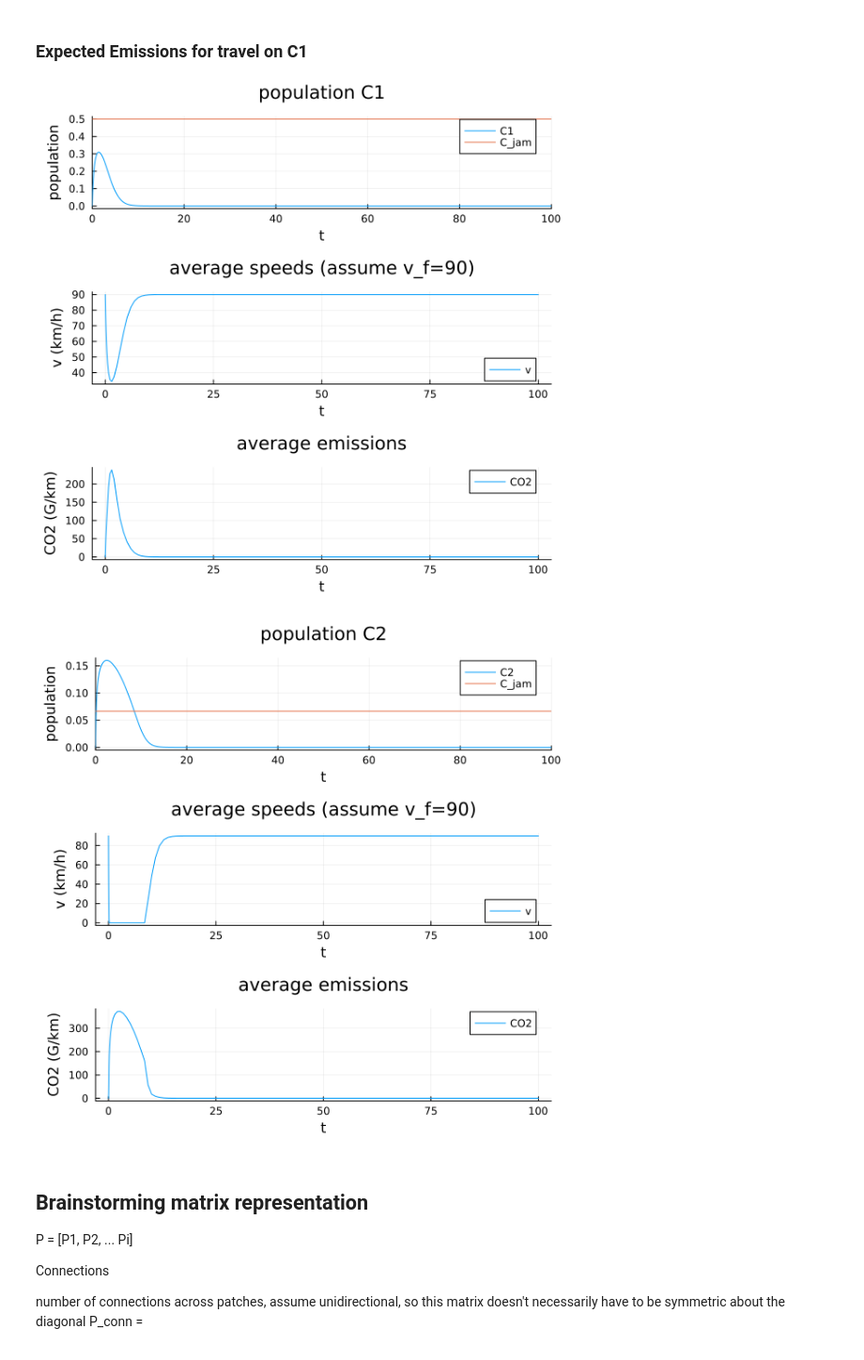
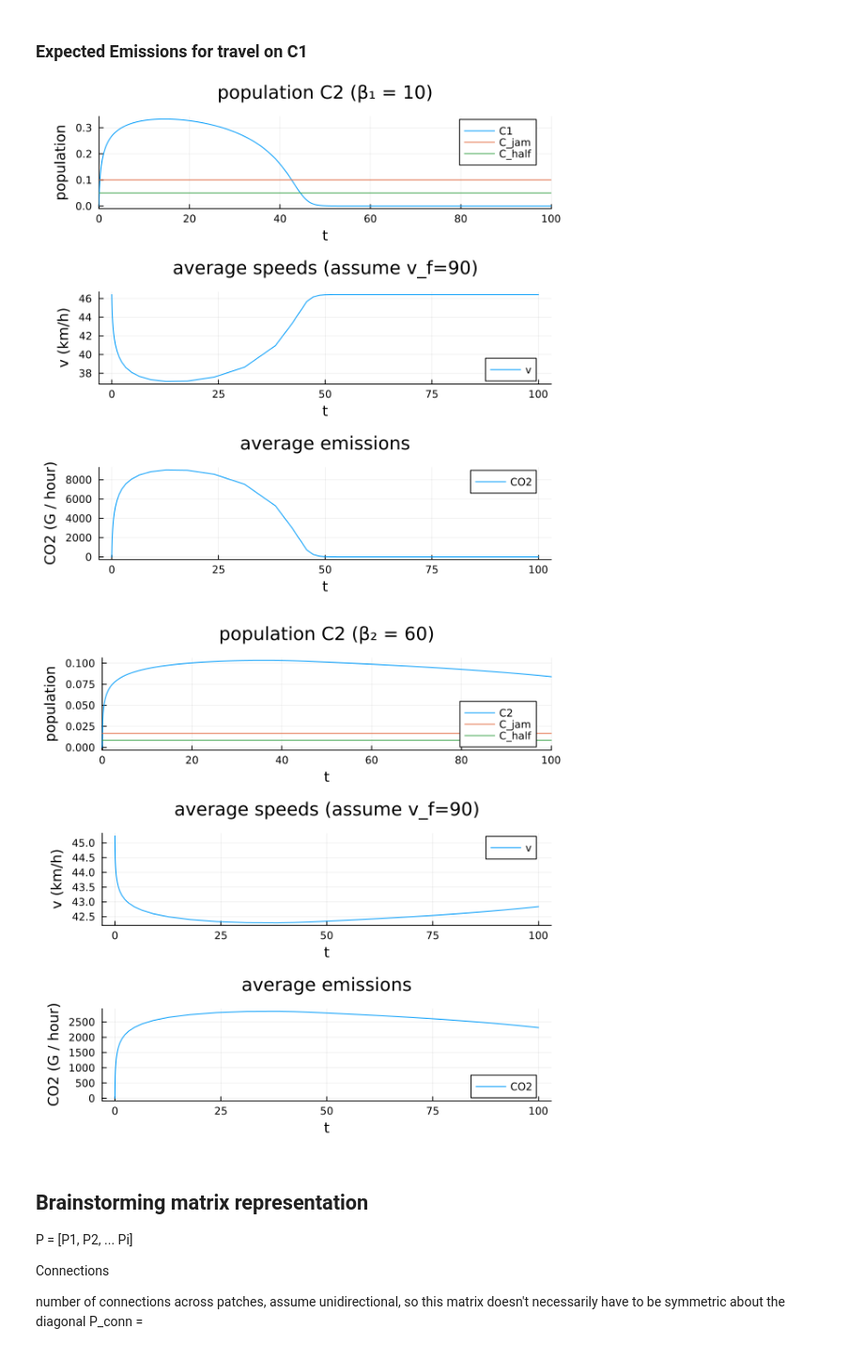
Before and after one commit to acossairt/traffic_air_quality_modeling, a Jupyter notebook: travel_4.ipynb, the cells around one changed output. Shown at 94% size. Drawn from its saved outputs; the diff is of its cells as text; code cells hidden in the pictures.

Commit message:
julia code with emissions estimates

```diff
--- a/travel_4.ipynb
+++ b/travel_4.ipynb
@@ -53,8 +60,8 @@ pred! (generic function with 1 method)
 # Choose parameters
 α₁ = 1
 α₂ = 1
-β₁ = 2
-β₂ = 15
+β₁ = 10
+β₂ = 60
 p1_out = 1
 p2_out = 0
 p = [α₁, α₂, β₁, β₂, p1_out, p2_out]
@@ -74,7 +81,7 @@ plot!(sol, idxs = (0,5), xlabel="time", ylabel="population", label="C2 (1 to 2),
 plot!(sol, idxs = (0,4), xlabel="time", ylabel="population", label="C1 (2 to 1), β₁=$β₁")
 plt = plot!(sol, idxs = (0,6), xlabel="time", ylabel="population", label="C2 (2 to 1), β₂=$β₂")
 
-savefig(plt, "traffic_flows_3.png")
+savefig(plt, "traffic_flows_1.png")
 
 display(plt)
 
@@ -91,9 +98,16 @@ using Interpolations
 v_f = 90 # free-flow velocity, 90 km/hr
 k_jam_C1 = 1 / β₁
 k_jam_C2 = 1 / β₂
+k_half_C1 = k_jam_C1 / 2
+k_half_C2 = k_jam_C2 / 2
 
-function calc_space_mean_speed(v_f, k, k_jam)
+function calc_space_mean_speed_greenshields(v_f, k, k_jam)
     u_s = v_f - (k/k_jam)*v_f
+    return u_s > 0 ? u_s : 0
+end
+
+function calc_space_mean_speed_alternative(v_f, k, k_half; a=1)
+    u_s = - (v_f / pi) * atan(a*(k - k_half)) + (v_f / 2)
     return u_s > 0 ? u_s : 0
 end
 
@@ -111,7 +125,7 @@ interp_fn = linear_interpolation(speed_arr, emissions_arr, extrapolation_bc=Line
 
 function calc_emissions_from_speed(vehicle_pop_arr, my_speed_arr, interp_fn)
     interpolated_emission_per_vehicle = interp_fn(my_speed_arr)
-    emissions = interpolated_emission_per_vehicle .* vehicle_pop_arr
+    emissions = interpolated_emission_per_vehicle .* my_speed_arr .* vehicle_pop_arr
     return emissions
 end
 
@@ -126,43 +140,45 @@ calc_flow (generic function with 1 method)
 ### Expected Emissions for travel on C1
 # %%
 pop_C1 = sol[3, :]
-C1_speeds = calc_space_mean_speed.(v_f, pop_C1, k_jam_C1)
+C1_speeds = calc_space_mean_speed_alternative.(v_f, pop_C1, k_half_C1)
 C1_emissions = calc_emissions_from_speed(pop_C1, C1_speeds, interp_fn)
 C1_flow = calc_flow(pop_C1, v_f, k_jam_C1)
 
-plt1 = plot(sol, idxs=(0,3), xlabel="t", ylabel="population", label="C1")
-plt1 = plot!(plt1, [0,100], repeat([k_jam_C1], 2), label="C_jam", title="population C1")
+plt1 = plot(sol, idxs=(0,3), xlabel="t", ylabel="population", label="C1", title="population C2 (β₁ = $β₁)")
+plt1 = plot!(plt1, [0,100], repeat([k_jam_C1], 2), label="C_jam")
+plt1 = plot!(plt1, [0,100], repeat([k_half_C1], 2), label="C_half")
 plt2 = plot(sol.t, C1_speeds, xlabel="t", ylabel="v (km/h)", label="v", title="average speeds (assume v_f=90)")
-plt3 = plot(sol.t, C1_emissions, xlabel="t", ylabel="CO2 (G/km)", label="CO2", title="average emissions")
+plt3 = plot(sol.t, C1_emissions, xlabel="t", ylabel="CO2 (G / hour)", label="CO2", title="average emissions")
 plt4 = plot(sol.t, C1_flow, xlabel="t", ylabel="q (vehicles / hour)", label="q", title="traffic flow")
 
 plt = plot(plt1, plt2, plt3, layout = grid(3,1, heights=(1/3,1/3,1/3)), size=(600,600))
 #plt = plot(plt1, plt2, plt3, plt4, layout = grid(4,1, heights=(1/4,1/4,1/4,1/4)), size=(600,800))
 
-savefig(plt, "congestion_to_emissions_C1_v3.png")
+savefig(plt, "congestion_to_emissions_C1_v1.png")
 display(plt)
 # %% [output]
-[figure, old version]
+[figure, new version]
 # %%
 # Same for C2
 pop_C2 = sol[5, :]
-C2_speeds = calc_space_mean_speed.(v_f, pop_C2, k_jam_C2)
+C2_speeds = calc_space_mean_speed_alternative.(v_f, pop_C2, k_half_C2)
 C2_emissions = calc_emissions_from_speed(pop_C2, C2_speeds, interp_fn)
 C2_flow = calc_flow(pop_C2, v_f, k_jam_C2)
 
-plt1 = plot(sol, idxs=(0,5), xlabel="t", ylabel="population", label="C2")
-plt1 = plot!(plt1, [0,100], repeat([k_jam_C2], 2), label="C_jam", title="population C2")
+plt1 = plot(sol, idxs=(0,5), xlabel="t", ylabel="population", label="C2", title="population C2 (β₂ = $β₂)")
+plt1 = plot!(plt1, [0,100], repeat([k_jam_C2], 2), label="C_jam")
+plt1 = plot!(plt1, [0,100], repeat([k_half_C2], 2), label="C_half")
 plt2 = plot(sol.t, C2_speeds, xlabel="t", ylabel="v (km/h)", label="v", title="average speeds (assume v_f=90)")
-plt3 = plot(sol.t, C2_emissions, xlabel="t", ylabel="CO2 (G/km)", label="CO2", title="average emissions")
+plt3 = plot(sol.t, C2_emissions, xlabel="t", ylabel="CO2 (G / hour)", label="CO2", title="average emissions")
 plt4 = plot(sol.t, C2_flow, xlabel="t", ylabel="q (vehicles / hour)", label="q", title="traffic flow")
 
 plt = plot(plt1, plt2, plt3, layout = grid(3,1, heights=(1/3,1/3,1/3)), size=(600,600))
 #plt = plot(plt1, plt2, plt3, plt4, layout = grid(4,1, heights=(1/4,1/4,1/4,1/4)), size=(600,800))
 
 savefig(plt, "congestion_to_emissions_C2_v3.png")
 display(plt)
 # %% [output]
-[figure, old version]
+[figure, new version]
 # %% [markdown]
 ## Brainstorming matrix representation
 P = [P1, P2, ... Pi]
```
Also changed, not shown: parts of 3 cells of this notebook, 4 other files.
